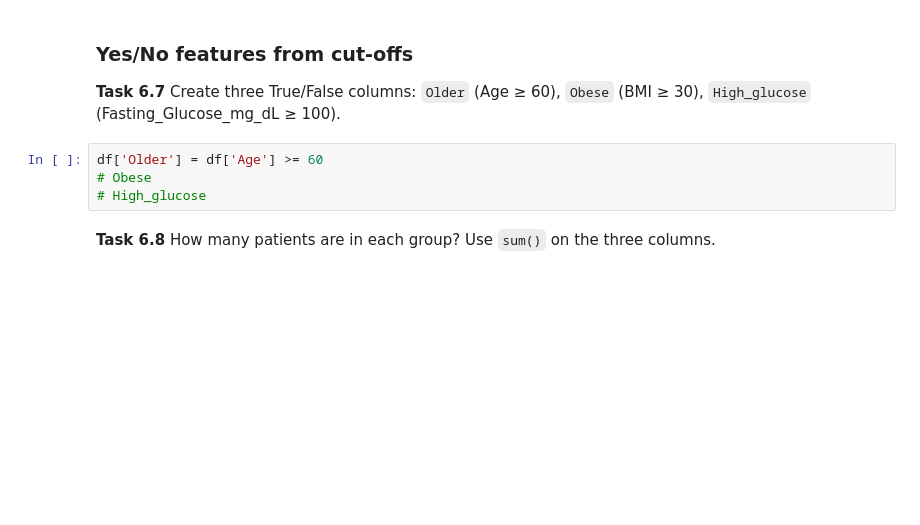
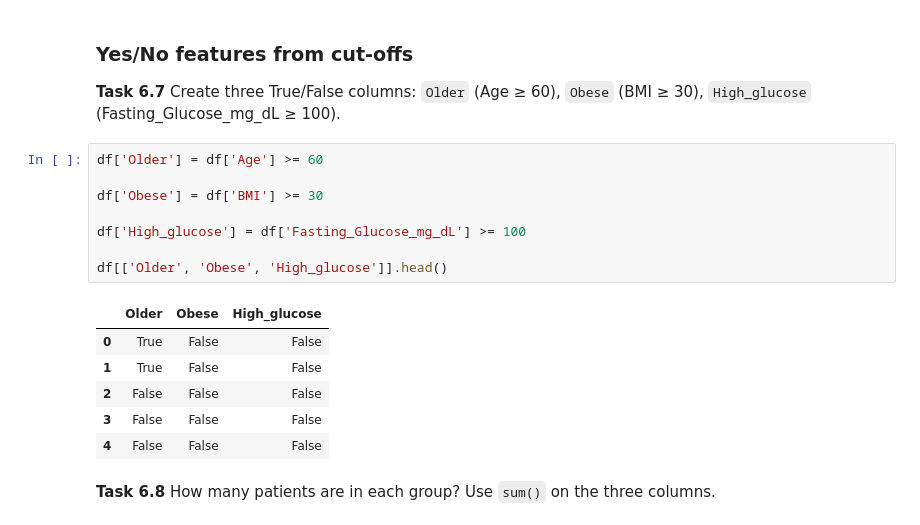
Before and after one commit to Hasnat22/hypertension_dataset, a Jupyter notebook: Week5_Workshop_Pandas_Student.ipynb, the cells around one changed output. Cells and saved outputs as stored; diff of their text form; blank space fills up the shorter version.

```diff
--- a/Week5_Workshop_Pandas_Student.ipynb
+++ b/Week5_Workshop_Pandas_Student.ipynb
@@ -673,8 +673,19 @@ np.float64(0.65)
 **Task 6.7** Create three True/False columns: `Older` (Age ≥ 60), `Obese` (BMI ≥ 30), `High_glucose` (Fasting_Glucose_mg_dL ≥ 100).
 # %%
 df['Older'] = df['Age'] >= 60
-# Obese
-# High_glucose
+
+df['Obese'] = df['BMI'] >= 30
+
+df['High_glucose'] = df['Fasting_Glucose_mg_dL'] >= 100
+
+df[['Older', 'Obese', 'High_glucose']].head()
+# %% [output]
+|  | Older | Obese | High_glucose |
+| 0 | True | False | False |
+| 1 | True | False | False |
+| 2 | False | False | False |
+| 3 | False | False | False |
+| 4 | False | False | False |
 # %% [markdown]
 **Task 6.8** How many patients are in each group? Use `sum()` on the three columns.
 # %%
```
Also changed, not shown: parts of 15 cells of this notebook.
